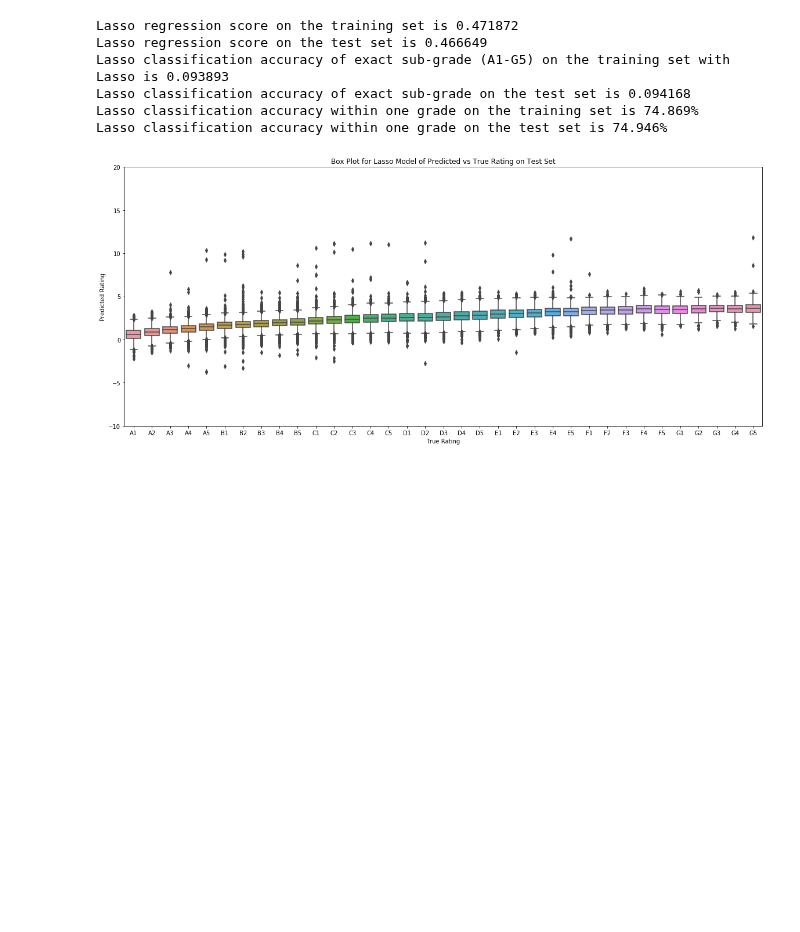
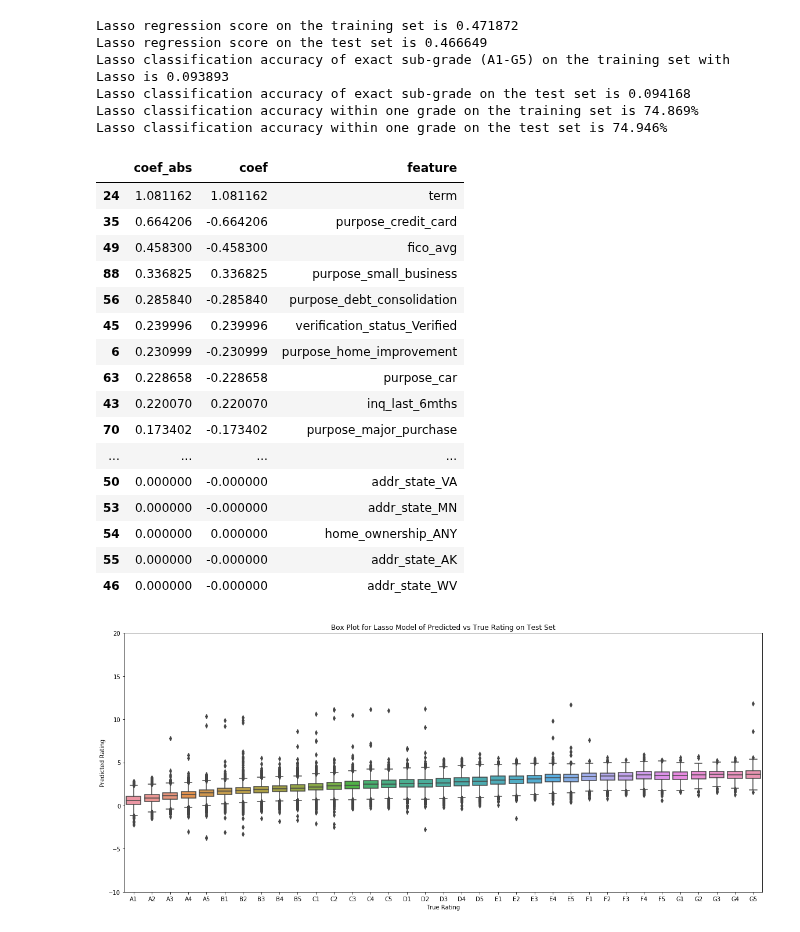
Before and after one commit to tmaounis/cs109a-LendingClub, a Jupyter notebook: models.ipynb, the cells around one changed output. Cells and saved outputs as stored; diff of their text form; code cells hidden in the pictures; blank space fills up the shorter version.

```diff
--- a/models.ipynb
+++ b/models.ipynb
@@ -372,6 +372,30 @@ Lasso classification accuracy of exact sub-grade (A1-G5) on the training set wit
 Lasso classification accuracy of exact sub-grade on the test set is 0.094168
 Lasso classification accuracy within one grade on the training set is 74.869%
 Lasso classification accuracy within one grade on the test set is 74.946%
+# %%
+df_Lasso_coefs = pd.DataFrame()
+df_Lasso_coefs['coef_abs'] = abs(model_Lasso.coef_)
+df_Lasso_coefs['coef'] = model_Lasso.coef_
+df_Lasso_coefs['feature'] = x_train.columns
+display_df(df_Lasso_coefs.sort_values(by='coef_abs', ascending=False), None)
+# %% [output]
+|  | coef_abs | coef | feature |
+| 24 | 1.081162 | 1.081162 | term |
+| 35 | 0.664206 | -0.664206 | purpose_credit_card |
+| 49 | 0.458300 | -0.458300 | fico_avg |
+| 88 | 0.336825 | 0.336825 | purpose_small_business |
+| 56 | 0.285840 | -0.285840 | purpose_debt_consolidation |
+| 45 | 0.239996 | 0.239996 | verification_status_Verified |
+| 6 | 0.230999 | -0.230999 | purpose_home_improvement |
+| 63 | 0.228658 | -0.228658 | purpose_car |
+| 43 | 0.220070 | 0.220070 | inq_last_6mths |
+| 70 | 0.173402 | -0.173402 | purpose_major_purchase |
+| ... | ... | ... | ... |
+| 50 | 0.000000 | -0.000000 | addr_state_VA |
+| 53 | 0.000000 | -0.000000 | addr_state_MN |
+| 54 | 0.000000 | 0.000000 | home_ownership_ANY |
+| 55 | 0.000000 | -0.000000 | addr_state_AK |
+| 46 | 0.000000 | -0.000000 | addr_state_WV |
 # %%
 my_box_plot(y_test, Lasso_test_pred, "Lasso")
 # %% [output]
```
Also changed, not shown: parts of 1 cell of this notebook.
